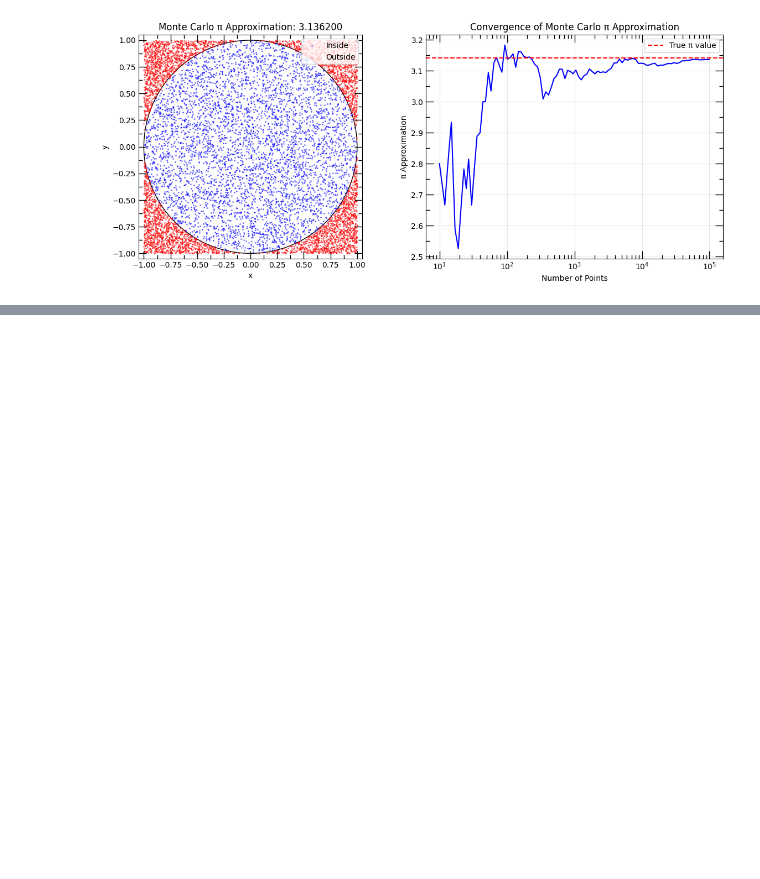
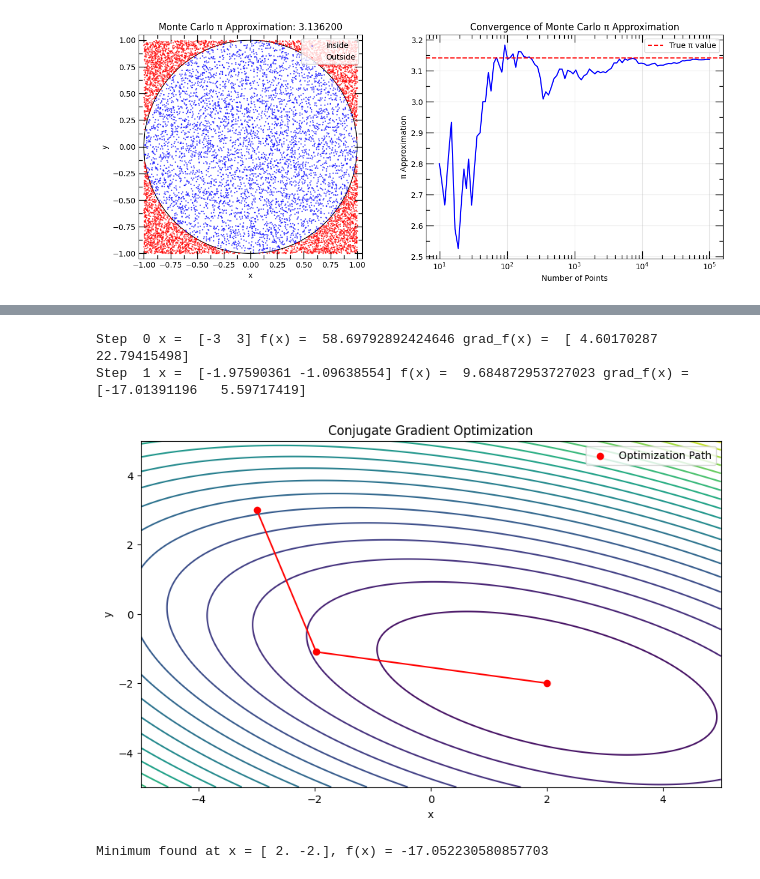
Before and after one commit to deng-group/MLE4217_5219_book, a Jupyter notebook: figures/original_figs/make_figures.ipynb, the cells around one changed output, grey strips where cells are left out. Cells and saved outputs as stored; diff of their text form; code cells hidden in the pictures; blank space fills up the shorter version.

```diff
--- a/figures/original_figs/make_figures.ipynb
+++ b/figures/original_figs/make_figures.ipynb
@@ -284,0 +436,73 @@ Error: 0.005392653589793017
+# %%
+import numpy as np
+
+import matplotlib.pyplot as plt
+
+# Define a more complex non-quadratic objective function with multiple local minima
+def f(x, A, b):
+    return 0.5 * x.T.dot(A).dot(x) - b.T.dot(x) + 5 * np.sin(2 * x[0]) + 5 * np.cos(2 * x[1])
+
+# Define the gradient of the function
+def grad_f(x, A, b):
+    return A.dot(x) - b + np.array([10 * np.cos(2 * x[0]), -10 * np.sin(2 * x[1])])
+
+
+# Conjugate Gradient Method implementation
+def conjugate_gradient(A, b, x0, tolerance=1e-6, max_iterations=100):
+    x = x0
+    r = b - A.dot(x)
+    p = r
+    rsold = np.dot(r.T, r)
+    path = [x]
+
+    for _ in range(max_iterations):
+        print('Step ', _, 'x = ', x, 'f(x) = ',
+              f(x, A, b), 'grad_f(x) = ', grad_f(x, A, b))
+
+        Ap = A.dot(p)
+        alpha = rsold / np.dot(p.T, Ap)
+        x = x + alpha * p
+        path.append(x)
+        r = r - alpha * Ap
+        rsnew = np.dot(r.T, r)
+
+        if np.sqrt(rsnew) < tolerance:
+            break
+
+        p = r + (rsnew / rsold) * p
+        rsold = rsnew
+
+    return x, path
+
+
+# Define the quadratic function parameters
+A = np.array([[3, 2], [2, 6]])
+b = np.array([2, -8])
+x0 = np.array([-3, 3])  # Initial guess
+
+# Run Conjugate Gradient Method
+min_x, path = conjugate_gradient(A, b, x0)
+
+# Generate data for the function plot
+x_vals = np.linspace(-5, 5, 400)
+y_vals = np.linspace(-5, 5, 400)
+X, Y = np.meshgrid(x_vals, y_vals)
+Z = 0.5 * (A[0,0]*X**2 + 2*A[0,1]*X*Y + A[1,1]*Y**2) - (b[0]*X + b[1]*Y)
+
+plt.figure(figsize=(10, 6))
+plt.contour(X, Y, Z, levels=20)
+path = np.array(path)
+plt.scatter(path[:, 0], path[:, 1], color='red', label='Optimization Path')
+plt.plot(path[:, 0], path[:, 1], color='red')
+plt.xlabel('x')
+plt.ylabel('y')
+plt.title('Conjugate Gradient Optimization')
+plt.legend()
+plt.show()
+
+print(f"Minimum found at x = {min_x}, f(x) = {f(min_x, A, b)}")
+# %% [output]
+Step  0 x =  [-3  3] f(x) =  58.69792892424646 grad_f(x) =  [ 4.60170287 22.79415498]
+Step  1 x =  [-1.97590361 -1.09638554] f(x) =  9.684872953727023 grad_f(x) =  [-17.01391196   5.59717419]
+[figure, added]
+Minimum found at x = [ 2. -2.], f(x) = -17.052230580857703
```
Also changed, not shown: parts of 4 cells of this notebook.
